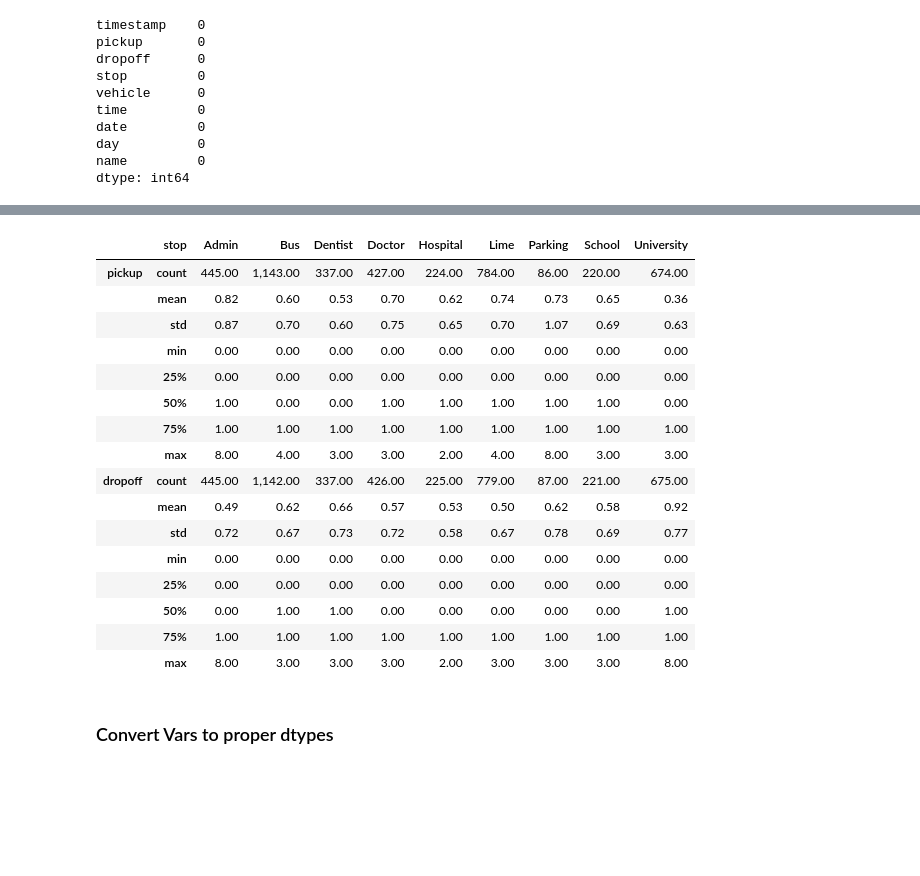
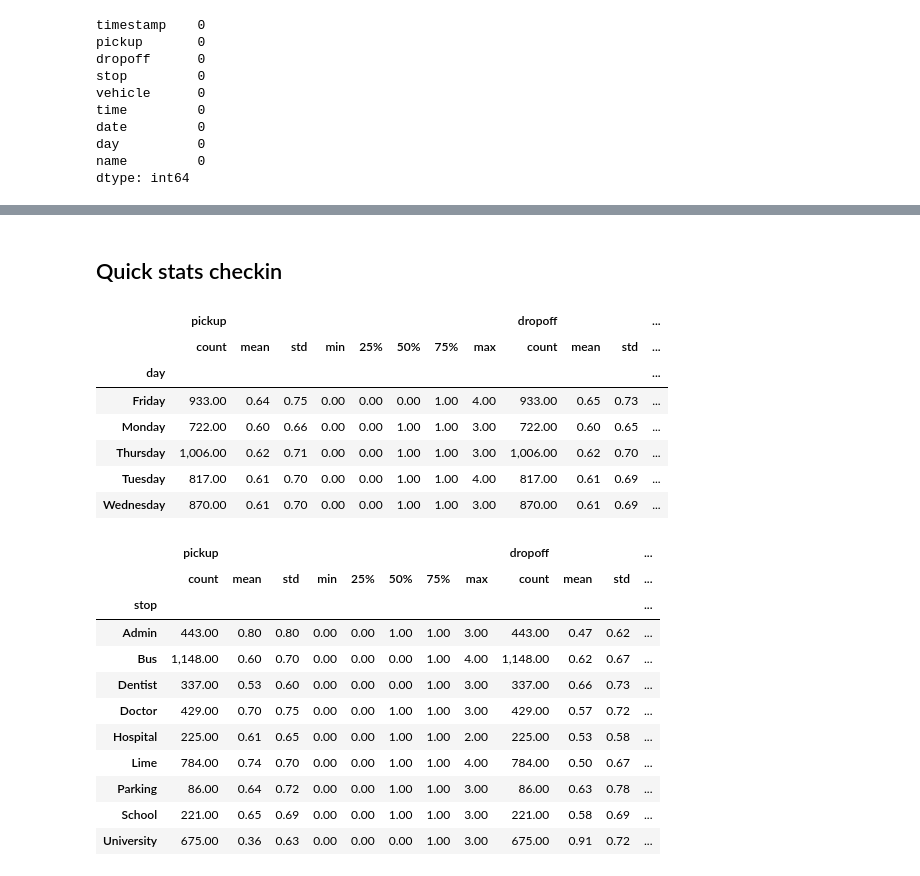
Before and after one commit to jrosilam/MayMobility_TakeHome, a Jupyter notebook: takehome_test.ipynb, the cells around one changed output, grey strips where cells are left out. Saved outputs shown, nothing was run; the diff lists cells and outputs as text; code cells hidden in the pictures; blank space fills up the shorter version.

```diff
--- a/takehome_test.ipynb
+++ b/takehome_test.ipynb
@@ -386,3 +391,10 @@ date         0
 day          0
 name         0
 dtype: int64
+# %%
+# finally convert pickup and dropoff to int64
+ridership_df_clean["pickup"] = ridership_df_clean["pickup"].astype("int64")
+ridership_df_clean["dropoff"] = ridership_df_clean["dropoff"].astype("int64")
+
+# cleaned data
+ridership_df_clean.info()
@@ -389,22 +441,28 @@ dtype: int64
+# %% [markdown]
+## Quick stats checkin
+# %%
+ridership_df_clean.groupby(ridership_df["day"]).describe()
+# %% [output]
+|  | pickup |  |  |  |  |  |  |  | dropoff |  |  | ... |
+|  | count | mean | std | min | 25% | 50% | 75% | max | count | mean | std | ... |
+| day |  |  |  |  |  |  |  |  |  |  |  | ... |
+| Friday | 933.00 | 0.64 | 0.75 | 0.00 | 0.00 | 0.00 | 1.00 | 4.00 | 933.00 | 0.65 | 0.73 | ... |
+| Monday | 722.00 | 0.60 | 0.66 | 0.00 | 0.00 | 1.00 | 1.00 | 3.00 | 722.00 | 0.60 | 0.65 | ... |
+| Thursday | 1,006.00 | 0.62 | 0.71 | 0.00 | 0.00 | 1.00 | 1.00 | 3.00 | 1,006.00 | 0.62 | 0.70 | ... |
+| Tuesday | 817.00 | 0.61 | 0.70 | 0.00 | 0.00 | 1.00 | 1.00 | 4.00 | 817.00 | 0.61 | 0.69 | ... |
+| Wednesday | 870.00 | 0.61 | 0.70 | 0.00 | 0.00 | 1.00 | 1.00 | 3.00 | 870.00 | 0.61 | 0.69 | ... |
 # %%
-ridership_df[["pickup","dropoff"]].groupby(ridership_df["stop"]).describe().transpose()
+ridership_df_clean.groupby(ridership_df["stop"]).describe()
 # %% [output]
-|  | stop | Admin | Bus | Dentist | Doctor | Hospital | Lime | Parking | School | University |
-| pickup | count | 445.00 | 1,143.00 | 337.00 | 427.00 | 224.00 | 784.00 | 86.00 | 220.00 | 674.00 |
-|  | mean | 0.82 | 0.60 | 0.53 | 0.70 | 0.62 | 0.74 | 0.73 | 0.65 | 0.36 |
-|  | std | 0.87 | 0.70 | 0.60 | 0.75 | 0.65 | 0.70 | 1.07 | 0.69 | 0.63 |
-|  | min | 0.00 | 0.00 | 0.00 | 0.00 | 0.00 | 0.00 | 0.00 | 0.00 | 0.00 |
-|  | 25% | 0.00 | 0.00 | 0.00 | 0.00 | 0.00 | 0.00 | 0.00 | 0.00 | 0.00 |
-|  | 50% | 1.00 | 0.00 | 0.00 | 1.00 | 1.00 | 1.00 | 1.00 | 1.00 | 0.00 |
-|  | 75% | 1.00 | 1.00 | 1.00 | 1.00 | 1.00 | 1.00 | 1.00 | 1.00 | 1.00 |
-|  | max | 8.00 | 4.00 | 3.00 | 3.00 | 2.00 | 4.00 | 8.00 | 3.00 | 3.00 |
-| dropoff | count | 445.00 | 1,142.00 | 337.00 | 426.00 | 225.00 | 779.00 | 87.00 | 221.00 | 675.00 |
-|  | mean | 0.49 | 0.62 | 0.66 | 0.57 | 0.53 | 0.50 | 0.62 | 0.58 | 0.92 |
-|  | std | 0.72 | 0.67 | 0.73 | 0.72 | 0.58 | 0.67 | 0.78 | 0.69 | 0.77 |
-|  | min | 0.00 | 0.00 | 0.00 | 0.00 | 0.00 | 0.00 | 0.00 | 0.00 | 0.00 |
-|  | 25% | 0.00 | 0.00 | 0.00 | 0.00 | 0.00 | 0.00 | 0.00 | 0.00 | 0.00 |
-|  | 50% | 0.00 | 1.00 | 1.00 | 0.00 | 0.00 | 0.00 | 0.00 | 0.00 | 1.00 |
-|  | 75% | 1.00 | 1.00 | 1.00 | 1.00 | 1.00 | 1.00 | 1.00 | 1.00 | 1.00 |
-|  | max | 8.00 | 3.00 | 3.00 | 3.00 | 2.00 | 3.00 | 3.00 | 3.00 | 8.00 |
+|  | pickup |  |  |  |  |  |  |  | dropoff |  |  | ... |
+|  | count | mean | std | min | 25% | 50% | 75% | max | count | mean | std | ... |
+| stop |  |  |  |  |  |  |  |  |  |  |  | ... |
+| Admin | 443.00 | 0.80 | 0.80 | 0.00 | 0.00 | 1.00 | 1.00 | 3.00 | 443.00 | 0.47 | 0.62 | ... |
+| Bus | 1,148.00 | 0.60 | 0.70 | 0.00 | 0.00 | 0.00 | 1.00 | 4.00 | 1,148.00 | 0.62 | 0.67 | ... |
+| Dentist | 337.00 | 0.53 | 0.60 | 0.00 | 0.00 | 0.00 | 1.00 | 3.00 | 337.00 | 0.66 | 0.73 | ... |
+| Doctor | 429.00 | 0.70 | 0.75 | 0.00 | 0.00 | 1.00 | 1.00 | 3.00 | 429.00 | 0.57 | 0.72 | ... |
+| Hospital | 225.00 | 0.61 | 0.65 | 0.00 | 0.00 | 1.00 | 1.00 | 2.00 | 225.00 | 0.53 | 0.58 | ... |
+| Lime | 784.00 | 0.74 | 0.70 | 0.00 | 0.00 | 1.00 | 1.00 | 4.00 | 784.00 | 0.50 | 0.67 | ... |
+| Parking | 86.00 | 0.64 | 0.72 | 0.00 | 0.00 | 1.00 | 1.00 | 3.00 | 86.00 | 0.63 | 0.78 | ... |
+| School | 221.00 | 0.65 | 0.69 | 0.00 | 0.00 | 1.00 | 1.00 | 3.00 | 221.00 | 0.58 | 0.69 | ... |
+| University | 675.00 | 0.36 | 0.63 | 0.00 | 0.00 | 0.00 | 1.00 | 3.00 | 675.00 | 0.91 | 0.72 | ... |
-# %% [markdown]
-### Convert Vars to proper dtypes
```
Also changed, not shown: parts of 15 cells of this notebook.
